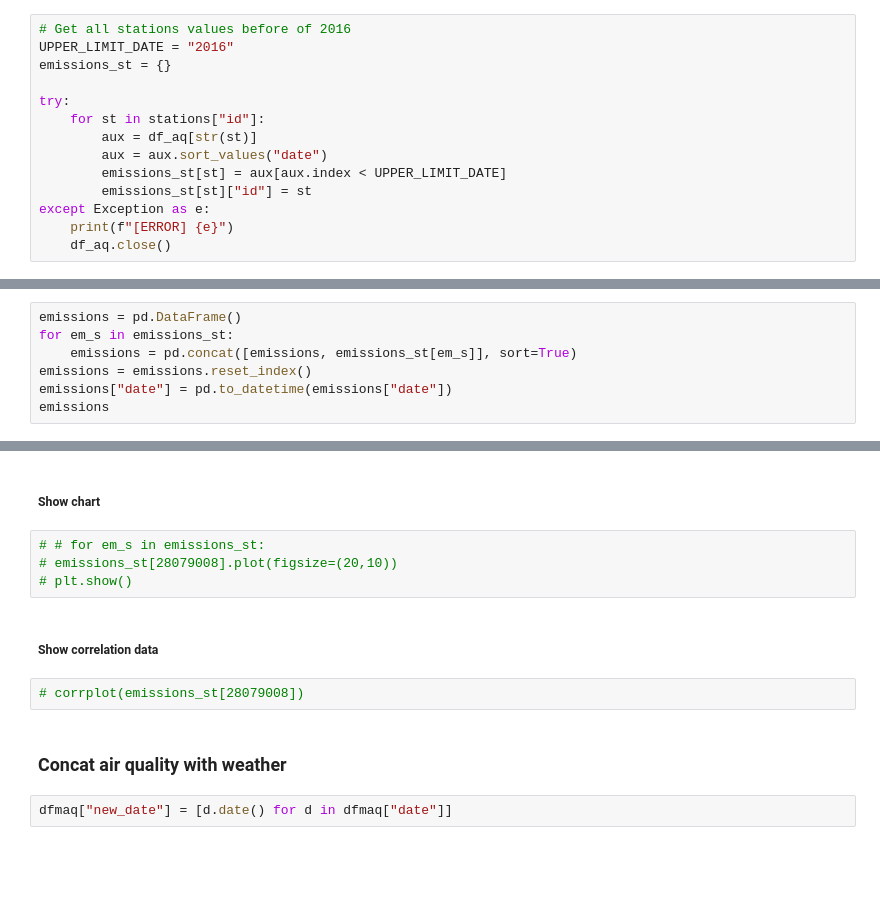
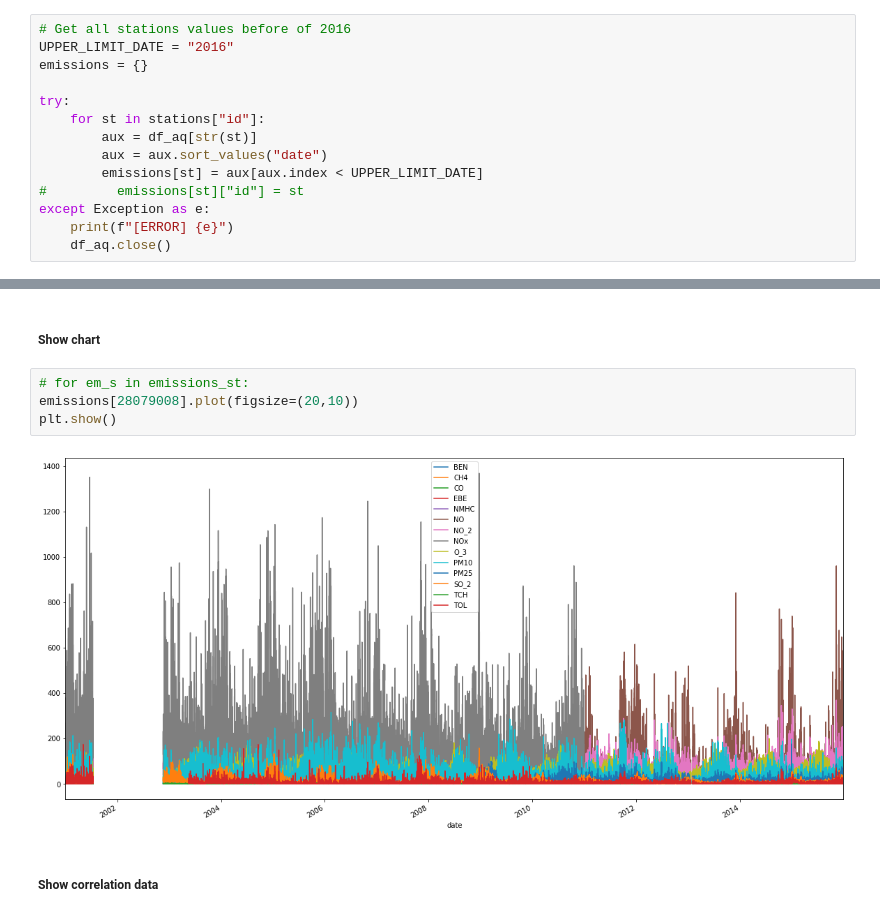
Before and after one commit to patricksferraz/aqw-madrid-data-analysis, a Jupyter notebook: analytics.ipynb, the cells around one changed output, grey strips where cells are left out. Saved outputs shown, nothing was run; the diff lists cells and outputs as text; blank space fills up the shorter version.

Commit message:
feat(analytics): removes all concatenate function

```diff
--- a/analytics.ipynb
+++ b/analytics.ipynb
@@ -248,14 +248,14 @@ stations
 # %%
 # Get all stations values before of 2016
 UPPER_LIMIT_DATE = "2016"
-emissions_st = {}
+emissions = {}
 
 try:
     for st in stations["id"]:
         aux = df_aq[str(st)]
         aux = aux.sort_values("date")
-        emissions_st[st] = aux[aux.index < UPPER_LIMIT_DATE]
-        emissions_st[st]["id"] = st
+        emissions[st] = aux[aux.index < UPPER_LIMIT_DATE]
+#         emissions[st]["id"] = st
 except Exception as e:
     print(f"[ERROR] {e}")
     df_aq.close()
@@ -270,7 +261,0 @@ See the caveats in the documentation: http://pandas.pydata.org/pandas-docs/stabl
-# %%
-emissions = pd.DataFrame()
-for em_s in emissions_st:
-    emissions = pd.concat([emissions, emissions_st[em_s]], sort=True)
-emissions = emissions.reset_index()
-emissions["date"] = pd.to_datetime(emissions["date"])
-emissions
@@ -318,14 +366,10 @@ dfmaq
 # %% [markdown]
 ##### Show chart
 # %%
-# # for em_s in emissions_st:
-# emissions_st[28079008].plot(figsize=(20,10))
-# plt.show()
+# for em_s in emissions_st:
+emissions[28079008].plot(figsize=(20,10))
+plt.show()
+# %% [output]
+[figure, added]
 # %% [markdown]
 ##### Show correlation data
-# %%
-# corrplot(emissions_st[28079008])
-# %% [markdown]
-### Concat air quality with weather
-# %%
-dfmaq["new_date"] = [d.date() for d in dfmaq["date"]]
```
Also changed, not shown: parts of 13 cells of this notebook.
